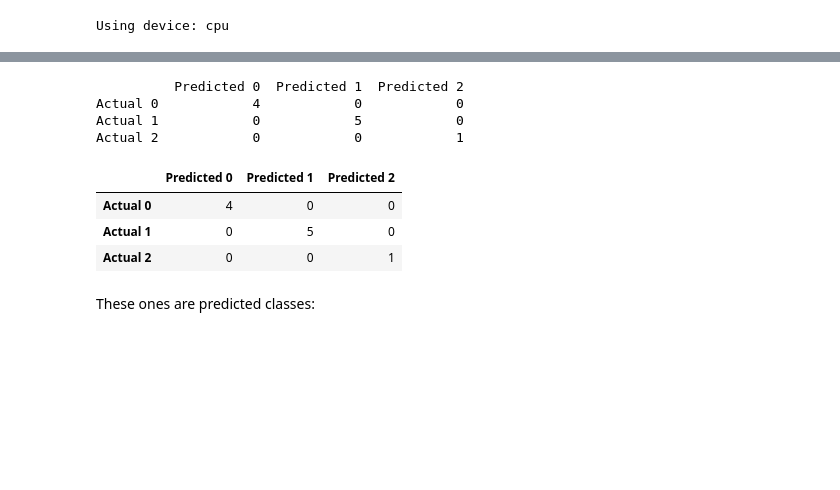
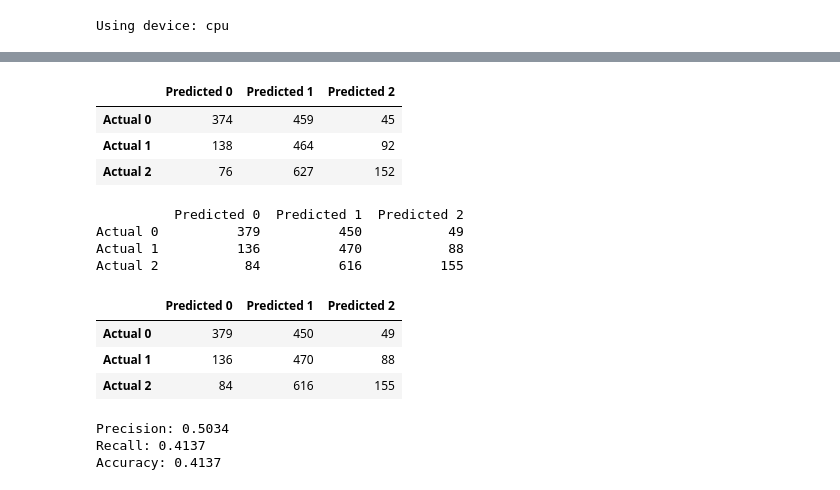
Before and after one commit to CogitoErgoDS/Spine_Degenerative_Classification, a Jupyter notebook: _1_training.ipynb, the cells around one changed output, grey strips where cells are left out. Drawn from its saved outputs; the diff is of its cells as text; code cells hidden in the pictures; blank space fills up the shorter version.

```diff
--- a/_1_training.ipynb
+++ b/_1_training.ipynb
@@ -458,32 +513,44 @@ Predicted Labels Unique Values: [0 1 2]
+# %%
+conf_matrix_severity_pred_df.style.background_gradient(cmap='Blues')
+# %% [output]
+|  | Predicted 0 | Predicted 1 | Predicted 2 |
+| Actual 0 | 374 | 459 | 45 |
+| Actual 1 | 138 | 464 | 92 |
+| Actual 2 | 76 | 627 | 152 |
 # %%
 from sklearn.metrics import confusion_matrix
 import pandas as pd
 import numpy as np
+
+# Ensure true_labels and predicted_labels have the same length
+min_length = min(len(true_labels), len(predicted_labels))
+true_labels = true_labels[:min_length]
+predicted_labels = predicted_labels[:min_length]
 
 # Generate the confusion matrix
 conf_matrix = confusion_matrix(true_labels, predicted_labels)
 
 # Create a DataFrame from the confusion matrix
 conf_matrix_df = pd.DataFrame(
     conf_matrix,
     index=[f"Actual {i}" for i in range(len(conf_matrix))],
     columns=[f"Predicted {i}" for i in range(len(conf_matrix[0]))]
 )
 
 # Print the confusion matrix DataFrame
 print(conf_matrix_df)
 
 # Optionally, display it using a more formatted view (e.g., in Jupyter Notebook)
 conf_matrix_df.style.background_gradient(cmap='Blues')
 # %% [output]
           Predicted 0  Predicted 1  Predicted 2
-Actual 0            4            0            0
-Actual 1            0            5            0
-Actual 2            0            0            1
+Actual 0          379          450           49
+Actual 1          136          470           88
+Actual 2           84          616          155
 |  | Predicted 0 | Predicted 1 | Predicted 2 |
-| Actual 0 | 4 | 0 | 0 |
-| Actual 1 | 0 | 5 | 0 |
-| Actual 2 | 0 | 0 | 1 |
+| Actual 0 | 379 | 450 | 49 |
+| Actual 1 | 136 | 470 | 88 |
+| Actual 2 | 84 | 616 | 155 |
 # %%
 from sklearn.metrics import precision_score, recall_score, accuracy_score
 # Calculate precision, recall, and accuracy using mean_probabilities_df
@@ -494,3 +561,7 @@ accuracy = accuracy_score(true_labels, predicted_labels)
 print(f"Precision: {precision:.4f}")
 print(f"Recall: {recall:.4f}")
 print(f"Accuracy: {accuracy:.4f}")
+# %% [output]
+Precision: 0.5034
+Recall: 0.4137
+Accuracy: 0.4137
@@ -499,2 +567,0 @@ ssss
-# %% [markdown]
-These ones are predicted classes:
```
Also changed, not shown: parts of 14 cells of this notebook, 5 other files.
